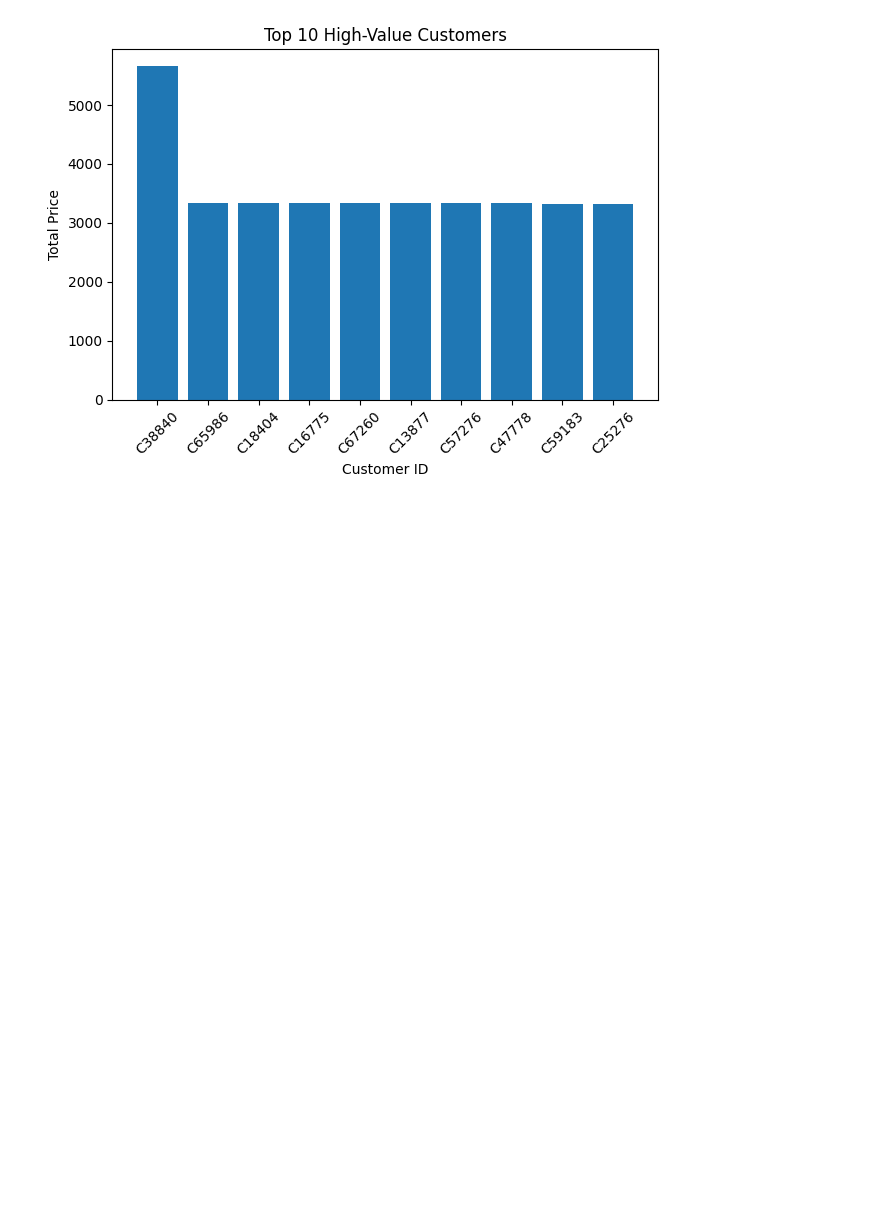
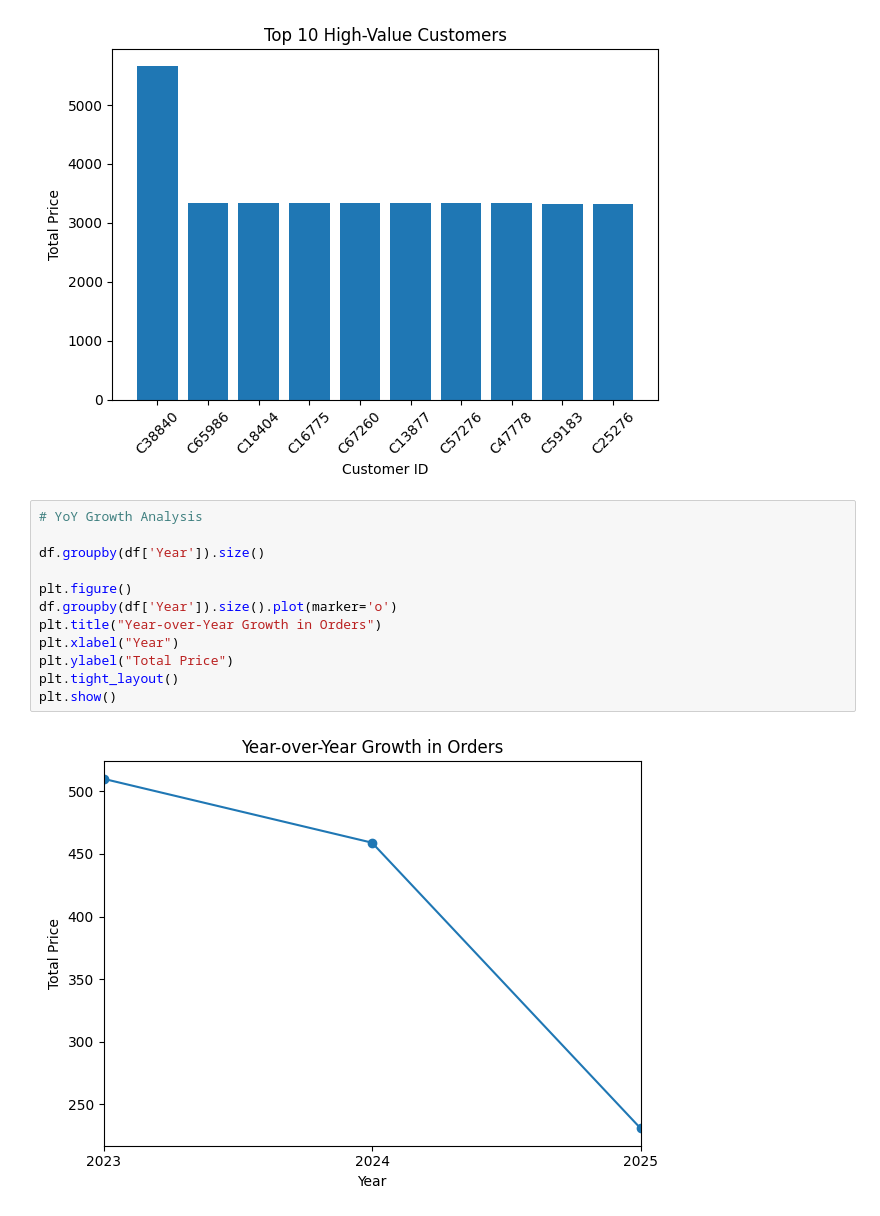
Before and after one commit to avisekbose/DecodeLabs-Internship, a Jupyter notebook: DA_Project 1.ipynb, the cells around one changed output. Cells and saved outputs as stored; diff of their text form; blank space fills up the shorter version.

Commit message:
Modification on Plots

```diff
--- a/DA_Project 1.ipynb
+++ b/DA_Project 1.ipynb
@@ -386,3 +386,17 @@ plt.tight_layout()
 plt.show()
 # %% [output]
 [figure]
+# %%
+# YoY Growth Analysis
+
+df.groupby(df['Year']).size()
+
+plt.figure()
+df.groupby(df['Year']).size().plot(marker='o')
+plt.title("Year-over-Year Growth in Orders")
+plt.xlabel("Year")
+plt.ylabel("Total Price")
+plt.tight_layout()
+plt.show()
+# %% [output]
+[figure, added]
```
Also changed, not shown: 2 other files.
